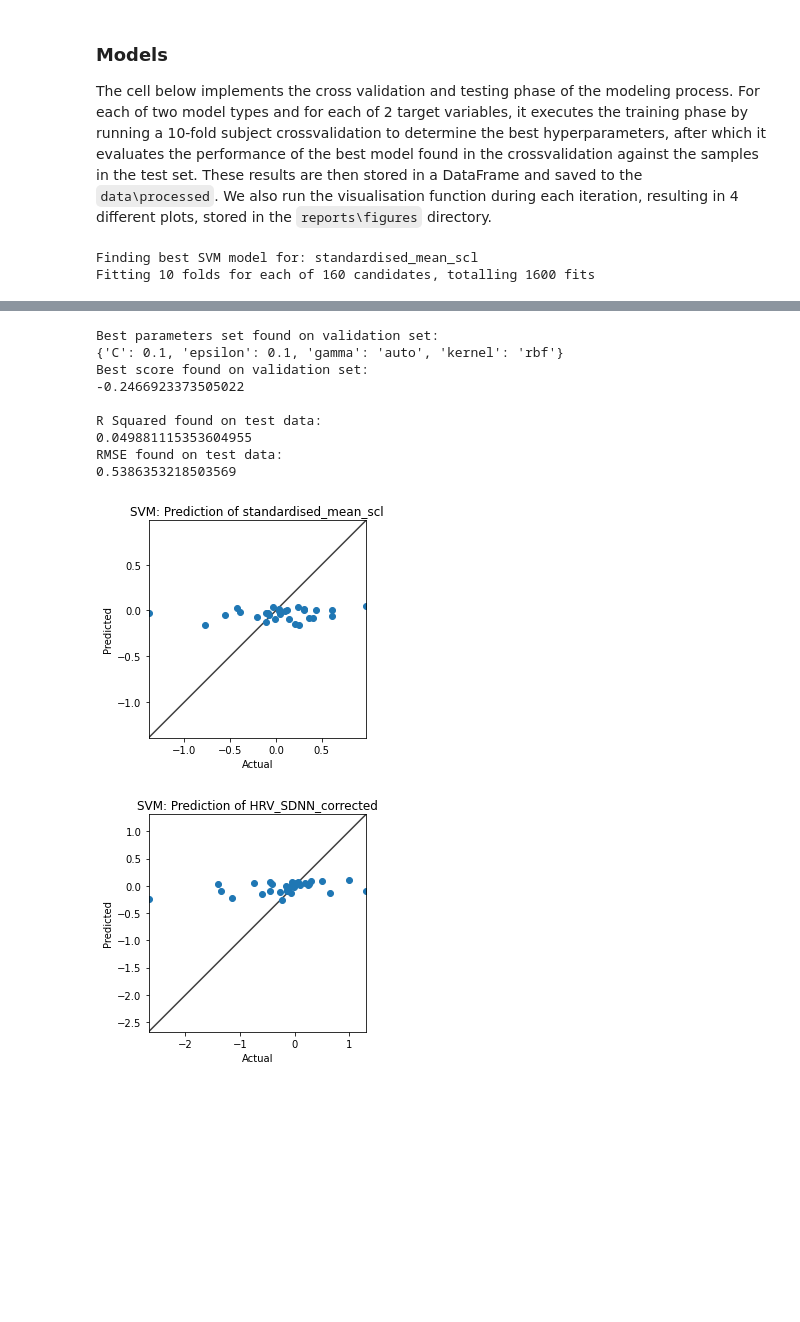
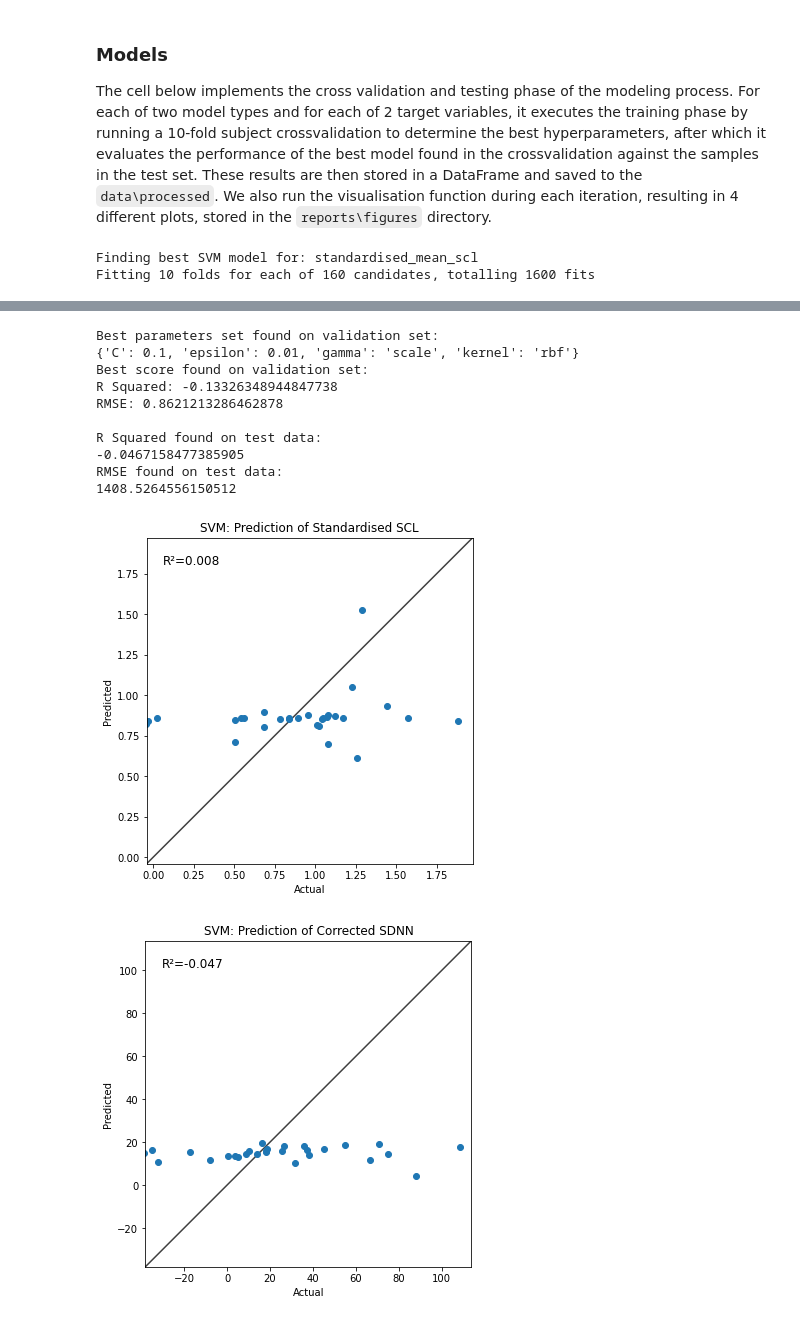
Before and after one commit to mitchelkappen/tDCS_Video_Stress, a Jupyter notebook: notebooks/7-ak-SVM_modelling.ipynb, the cells around one changed output, grey strips where cells are left out. Drawn from its saved outputs; the diff is of its cells as text; code cells hidden in the pictures; blank space fills up the shorter version.

```diff
--- a/notebooks/7-ak-SVM_modelling.ipynb
+++ b/notebooks/7-ak-SVM_modelling.ipynb
@@ -28,7 +28,7 @@ Next we define the window and step size of the samples. It is possible to change
 # %%
 WINDOW = 180 # Choose the window length
 STEP = 1 # Choose the step size
-df = pd.read_hdf(f'{processed_dir}\\processed_window_{WINDOW}_step_{int(WINDOW * STEP)}.hdf') # Load in the correct DataFrame
+df = pd.read_feather(f'{processed_dir}\\processed_window_{WINDOW}_step_{int(WINDOW * STEP)}.feather') # Load in the correct DataFrame
 features = ['mean_AU01', 'mean_change_AU01', 'mean_AU02', 'mean_change_AU02', 'mean_AU04',
            'mean_change_AU04', 'mean_AU05', 'mean_change_AU05', 'mean_AU06',
            'mean_change_AU06', 'mean_AU07', 'mean_change_AU07', 'mean_AU09',
@@ -43,7 +43,7 @@ features = ['mean_AU01', 'mean_change_AU01', 'mean_AU02', 'mean_change_AU02', 'm
            'std_AU45', 'mean_Arousal', 'mean_Happy', 'mean_Sad', 'mean_Angry',
            'mean_Scared', 'std_pose_Tx', 'std_pose_Ty', 'std_pose_Tz',
            'std_pose_Rx', 'std_pose_Ry', 'std_pose_Rz', 'compound_Motion',
-           'mean_PD', 'std_PD', 'max_PD', 'blink_rate'] # List all the features
+           'mean_PD', 'std_PD', 'max_PD', 'blink_rate', 'leeftijd', 'geslacht'] # List all the features
 targets = ['standardised_mean_scl', 'HRV_SDNN_corrected'] # List all the target variables
 cols = features + targets + ['pp'] # Create a list of all the relevant cols, besides features and targets add pp id
 data = df[cols] # Subset the DataFrame to only the relevant cols.
@@ -51,10 +51,12 @@ data = df[cols] # Subset the DataFrame to only the relevant cols.
 ### Train and Test set
 Below we split the windows in a train and test set. First, we randomly select 10 participants, whose windows will be the test set. The windows of the remaining participants will act as the train set. We copy the train and test DataFrames to two different variables, one for each model. Due to the natural of the linear model we will need to perform a transformation on the features.
 # %%
-testset_pp = random.sample(list(df.pp.unique()), 10) # Select a set of windows from 10 unique pps as test set
+testset_pp = [107, 71, 21, 14, 143, 136, 3, 123, 103, 135] # Select a set of windows from 10 unique pps as test set
 
 ## Split the DataFrame based on the pps selected above
 ## Create a test and train df for the two different models, since we need to perform transformations on the LR model
+RF_test_df = df[df.pp.isin(testset_pp)].copy()
+RF_train_df = df[~df.pp.isin(testset_pp)].copy()
 LR_test_df = df[df.pp.isin(testset_pp)].copy()
 LR_train_df = df[~df.pp.isin(testset_pp)].copy()
 # %% [markdown]
@@ -104,9 +124,11 @@ for target in targets: # For each target variable
     train_df = LR_train_df.copy() # Set the train DataFrame
     test_df = LR_test_df.copy() # Set the test DataFrame
 
+    M_target = train_df[target].mean()
+    SD_target = train_df[target].std()
     scaler = StandardScaler() # Instantiate the object responsible for standardisation
-    train_df[features + targets] = scaler.fit_transform(train_df[features + targets]) # Fit the object to the windows in the train set and then transform the columns in the train set
-    test_df[features + targets] = scaler.transform(test_df[features + targets]) # Uses the fitted object scaler to also transform the columns in the test set
+    train_df[features + [target]] = scaler.fit_transform(train_df[features + [target]]) # Fit the object to the windows in the train set and then transform the columns in the train set
+    test_df[features + [target]] = scaler.transform(test_df[features + [target]]) # Uses the fitted object scaler to also transform the columns in the test set
 
 
     LPSO = GroupKFold(n_splits=10) # Instantiate the CV split object, which is responsible for splitting the training set in 10 groups of equal amount of participants
@@ -118,29 +140,42 @@ for target in targets: # For each target variable
 
     regression.fit(train_df[features], train_df[target]) # Fit the GridSearch CV object with the data samples present in the dataset
 
+    pred_y = regression.best_estimator_.predict(X=train_df[features]) # Let the best model predict the values of the samples in the testset
+    true_y = train_df[target] # Set the true values of the samples in the test set
+
+    if model=='LR':
+        pred_y = pred_y * SD_target + M_target
+        true_y = true_y * SD_target + M_target
+
+
     print("Best parameters set found on validation set:")
     print(regression.best_params_) # The best hyperparams that were found using the 10-fold CV Grid Search
     print("Best score found on validation set:")
-    print(regression.best_score_) # The best scores that were found, using the model with the above mentioned params, trained on the entire dataset
+    print(f"R Squared: {regression.best_score_}") # The best scores that were found, using the model with the above mentioned params, trained on the entire dataset
+    print(f"RMSE: {mean_squared_error(y_true=true_y, y_pred=pred_y)}")
 
     pred_y = regression.best_estimator_.predict(X=test_df[features]) # Let the best model predict the values of the samples in the testset
     true_y = test_df[target] # Set the true values of the samples in the test set
 
+    pred_y = pred_y * SD_target + M_target
+    true_y = true_y * SD_target + M_target
+
     print(f'\nR Squared found on test data: \n{regression.best_estimator_.score(X=test_df[features], y=test_df[target])}') # Compute the R Squared of the model on the test set
-    print(f'RMSE found on test data: \n{mean_squared_error(y_true=test_df[target], y_pred=regression.best_estimator_.predict(X=test_df[features]))}\n') # Compute the RMSE of the model found on the test set
+    print(f'RMSE found on test data: \n{mean_squared_error(y_true=true_y, y_pred=pred_y)}\n') # Compute the RMSE of the model found on the test set
 
     result = {} # Create a dict to store the results in
     result['model'] = model # Set the model
     result['target'] = target # Set the target
     result['R_squared'] = regression.best_estimator_.score(X=test_df[features], y=test_df[target]) # Set the R Squared
-    result['RMSE'] = mean_squared_error(y_true=test_df[target], y_pred=regression.best_estimator_.predict(X=test_df[features])) # set the RMSE
+    result['RMSE'] = mean_squared_error(y_true=true_y, y_pred=pred_y) # set the RMSE
     results.append(result) # Add this result to the list of results
+
 
     plot_data = pd.DataFrame({'true_y': true_y, 'predicted_y': pred_y}) # Create a DataFrame for the visualisation
     create_plot(plot_data, target, model) # Plot the predicted values against the actual values
 
 df = pd.DataFrame.from_records(results) # Store the final results in a single DataFrame
-df.to_hdf(f'{processed_dir}\\SVM_RESULTS.hdf', key='results') # Save this DataFrame in the correct directory
+df.to_feather(f'{processed_dir}\\RESULTS.feather') # Save this DataFrame in the correct directory
 # %% [output]
 Finding best SVM model for: standardised_mean_scl
 Fitting 10 folds for each of 160 candidates, totalling 1600 fits
@@ -167,14 +203,15 @@ Fitting 10 folds for each of 160 candidates, totalling 1600 fits
 Best parameters set found on validation set:
-{'C': 0.1, 'epsilon': 0.1, 'gamma': 'auto', 'kernel': 'rbf'}
+{'C': 0.1, 'epsilon': 0.01, 'gamma': 'scale', 'kernel': 'rbf'}
 Best score found on validation set:
--0.2466923373505022
+R Squared: -0.13326348944847738
+RMSE: 0.8621213286462878
 
 R Squared found on test data:
-0.049881115353604955
+-0.0467158477385905
 RMSE found on test data:
-0.5386353218503569
+1408.5264556150512
-[figure, old version]
+[figure, new version]
-[figure, old version]
+[figure, new version]
 # %%
 df # Show the Final Results
 # %% [output]
```
Also changed, not shown: parts of 5 cells of this notebook, 5 other files.
